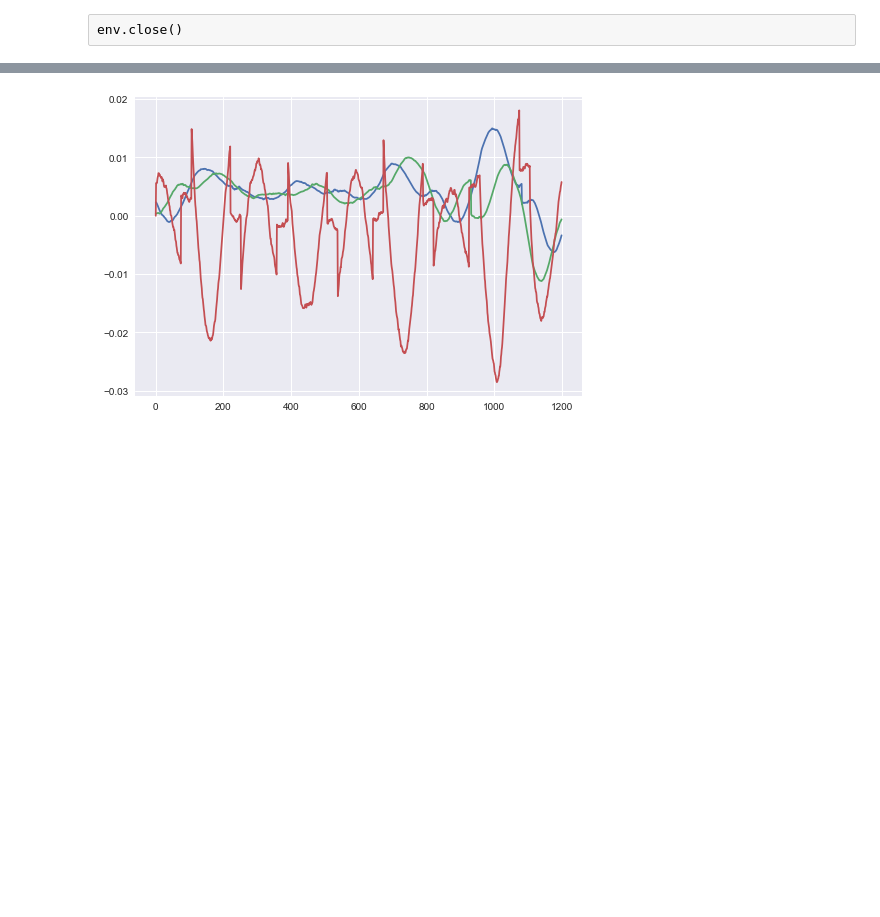
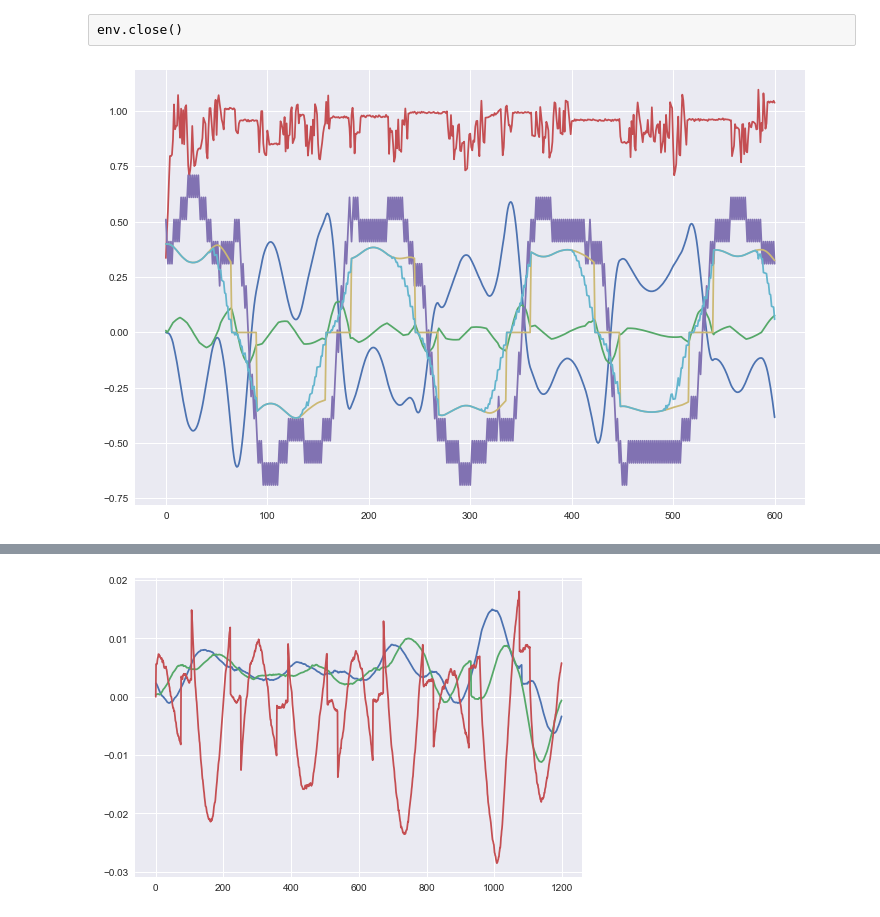
Before and after one commit to jcsharp/DriveIt, a Jupyter notebook: Oracle-Multi.ipynb, the cells around one changed output, grey strips where cells are left out. Saved outputs shown, nothing was run; the diff lists cells and outputs as text; code cells hidden in the pictures; blank space fills up the shorter version.

```diff
--- a/Oracle-Multi.ipynb
+++ b/Oracle-Multi.ipynb
@@ -108,0 +5,8 @@ Episode 1 complete. reward: 16.041633, laps: 3.186473
+# %%
+import matplotlib.pyplot as plt
+from matplotlib import style
+style.use('ggplot')
+%matplotlib inline
+import seaborn as sns
+sns.set()
+plt.rcParams["figure.figsize"] = (12, 8)
@@ -117,0 +103,4 @@ sns.set()
+# %%
+_ = plt.plot([b for b in bel])
+# %% [output]
+[figure, added]
```
Also changed, not shown: parts of 7 cells of this notebook.
